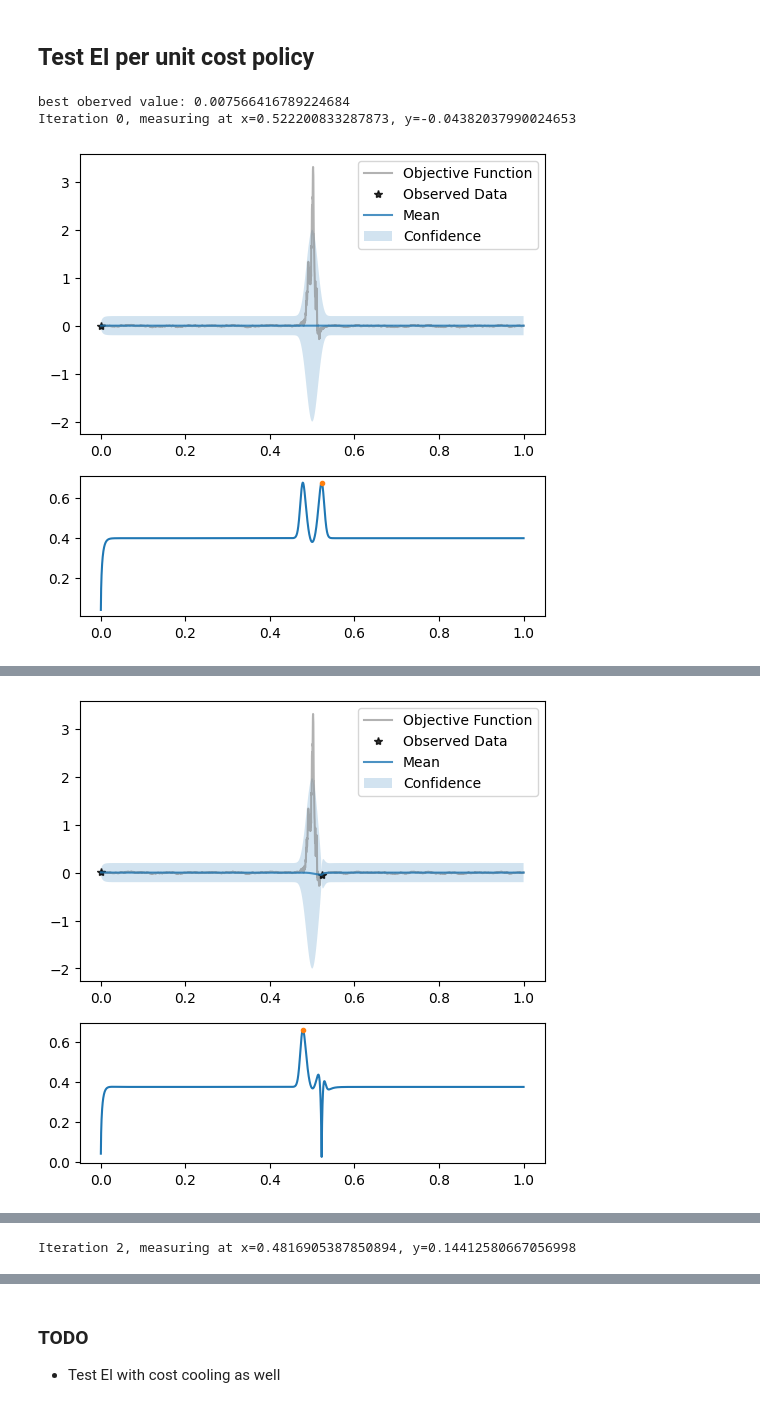
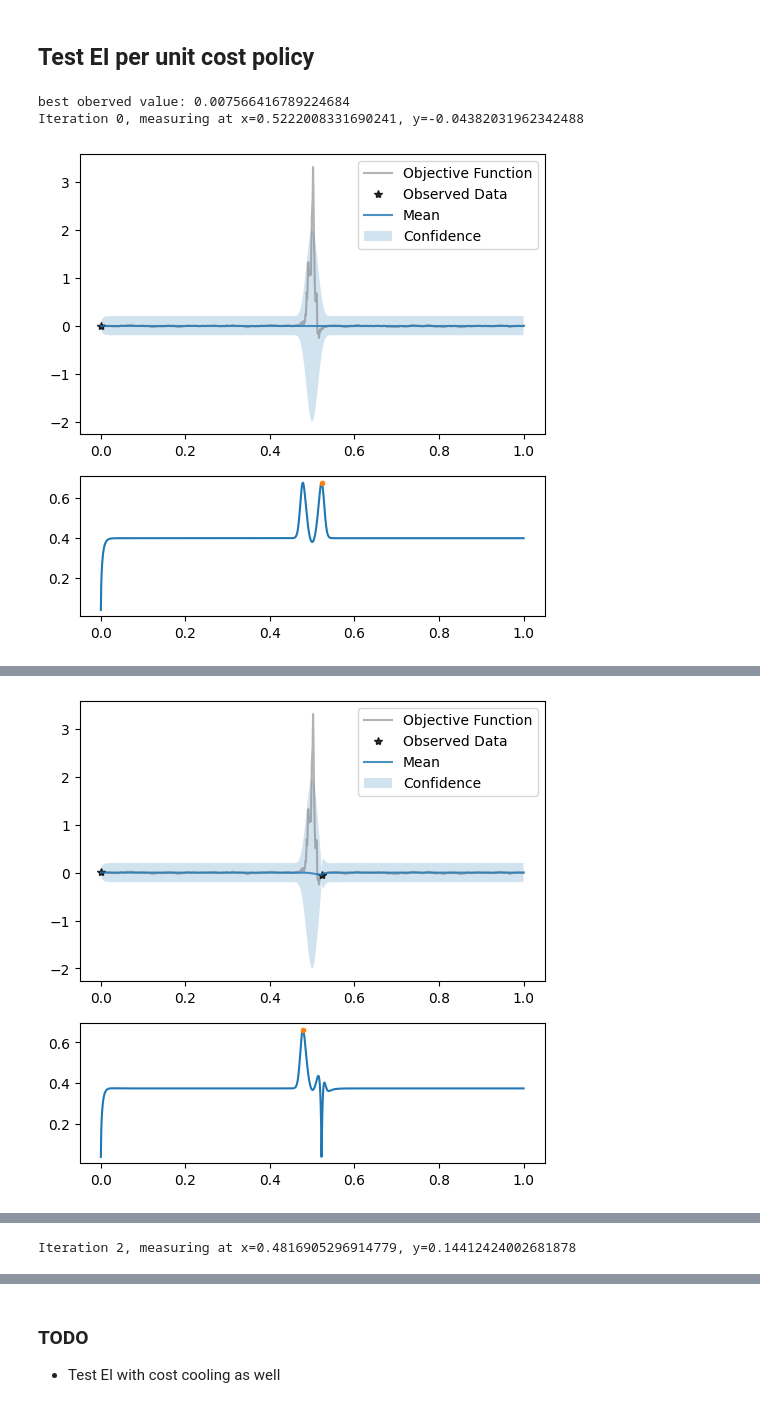
Before and after one commit to QianJaneXie/PandoraBayesOpt, a Jupyter notebook: notebooks/Variable Amplitude.ipynb, the cells around one changed output, grey strips where cells are left out. Drawn from its saved outputs; the diff is of its cells as text; code cells hidden in the pictures.

```diff
--- a/notebooks/Variable Amplitude.ipynb
+++ b/notebooks/Variable Amplitude.ipynb
@@ -82,7 +82,7 @@ matern_sample = create_objective_function(dim=dim, nu=nu, lengthscale=lengthscal
 def objective_function(x):
     return matern_sample(x) * amplitude_function(x)
 # %%
-test_x = torch.linspace(0, 1, 3001, dtype=torch.float64, device=device)
+test_x = torch.linspace(0, 1, 1001, dtype=torch.float64, device=device)
 
 # Plotting the functions
 plt.figure(figsize=(12, 6))
@@ -156,12 +169,10 @@ from botorch.acquisition import ExpectedImprovement
 from botorch.optim import optimize_acqf
 from gpytorch.kernels import MaternKernel
 
-maximize = True
-dim = 1
-budget = 1+delta
-
 x = torch.zeros(dim).unsqueeze(1)
 y = objective_function(x)
+print("initial x:", x)
+print("initial y:", y)
 best_f = y.max().item() if maximize else y.min().item()
 
 EI_best = [best_f] # This will store the best value
@@ -171,12 +182,12 @@ EI_cumulative_cost_history = [0]
 
 i = 0
 
-# Set up the kernel
-base_kernel = MaternKernel(nu=nu).double()
-base_kernel.lengthscale = torch.tensor([[lengthscale]], dtype=torch.float64)
-kernel = VariableAmplitudeKernel(base_kernel, amplitude_function)
+while True:
 
-while True:
+    # Set up the kernel
+    base_kernel = MaternKernel(nu=nu).double()
+    base_kernel.lengthscale = torch.tensor([[lengthscale]], dtype=torch.float64)
+    kernel = VariableAmplitudeKernel(base_kernel, amplitude_function)
 
     model = fit_gp_model(x, y, kernel)
 
@@ -184,7 +195,7 @@ while True:
     BoTorch_EI = ExpectedImprovement(model=model, best_f=best_f, maximize=maximize)
     new_point, new_point_EI = optimize_acqf(
         acq_function=BoTorch_EI,
-        bounds=torch.tensor([[0.0], [1.0]], dtype=torch.float64, device=device),
+        bounds=torch.stack([torch.zeros(dim), torch.ones(dim)]),
         q=1,
         num_restarts=20,
         raw_samples=1024,
@@ -193,7 +204,6 @@ while True:
 
     # Plot the posterior and the EI
     f, (ax1,ax2) = plt.subplots(2, 1, figsize=(6, 6), gridspec_kw={'height_ratios': [2, 1]})
-    test_x = torch.linspace(0, 1, 1001, dtype=torch.float64, device=device)
 
     # Plot the posterior
     plot_posterior(ax1,objective_function,model,test_x,x,y)
@@ -246,10 +258,6 @@ cumulative cost: 2.0957067517749017
 ## Test EI per unit cost policy
 # %%
 from pandora_bayesopt.acquisition import ExpectedImprovementWithCost
-
-maximize = True
-dim = 1
-budget = 1+delta
 
 x = torch.zeros(dim).unsqueeze(-1)
 y = objective_function(x)
@@ -261,12 +269,12 @@ EIpu_cumulative_cost_history = [0]
 
 i = 0
 
-# Set up the kernel
-base_kernel = MaternKernel(nu=nu).double()
-base_kernel.lengthscale = torch.tensor([[lengthscale]], dtype=torch.float64)
-kernel = VariableAmplitudeKernel(base_kernel, amplitude_function)
+while True:
 
-while True:
+    # Set up the kernel
+    base_kernel = MaternKernel(nu=nu).double()
+    base_kernel.lengthscale = torch.tensor([[lengthscale]], dtype=torch.float64)
+    kernel = VariableAmplitudeKernel(base_kernel, amplitude_function)
 
     model = fit_gp_model(x, y, kernel)
 
@@ -283,7 +291,6 @@ while True:
 
     # Plot the posterior and the EIpu
     f, (ax1,ax2) = plt.subplots(2, 1, figsize=(6, 6), gridspec_kw={'height_ratios': [2, 1]})
-    test_x = torch.linspace(0, 1, 3001, dtype=torch.float64, device=device)
 
     # Plot the posterior
     plot_posterior(ax1,objective_function,model,test_x,x,y)
@@ -319,6 +326,6 @@ while True:
     i = i + 1
 # %% [output]
 best oberved value: 0.007566416789224684
-Iteration 0, measuring at x=0.522200833287873, y=-0.04382037990024653
+Iteration 0, measuring at x=0.5222008331690241, y=-0.04382031962342488
 [figure]
 best oberved value: 0.007566416789224684
@@ -328 +335 @@ Iteration 1, measuring at x=0.47797729135538713, y=0.10556365845833615
-[figure, old version]
+[figure, new version]
@@ -332,2 +339,2 @@ cumulative cost: 0.36486242331316077
-Iteration 2, measuring at x=0.4816905387850894, y=0.14412580667056998
+Iteration 2, measuring at x=0.4816905296914779, y=0.14412424002681878
 [figure]
```
Also changed, not shown: parts of 10 cells of this notebook, 5 other files.
